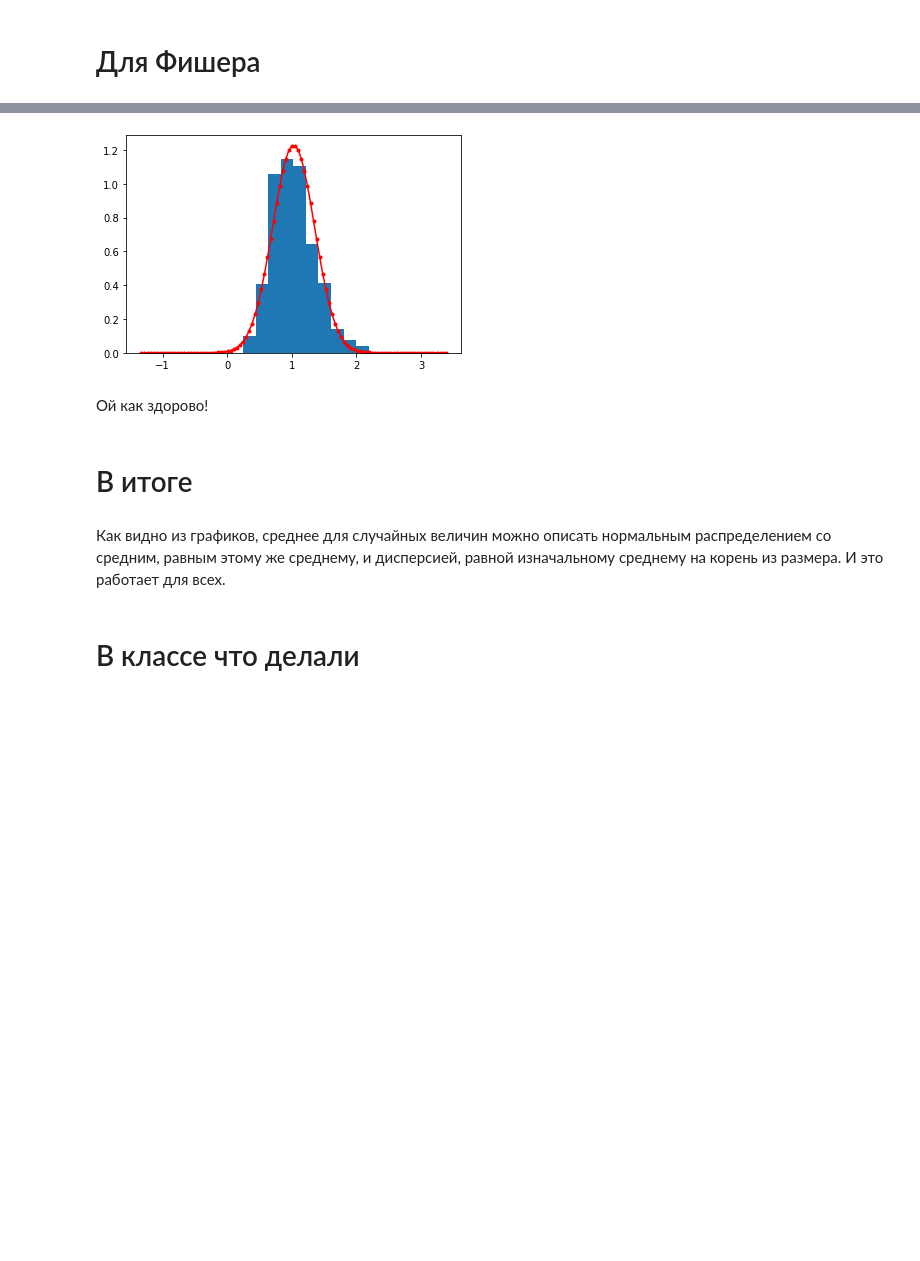
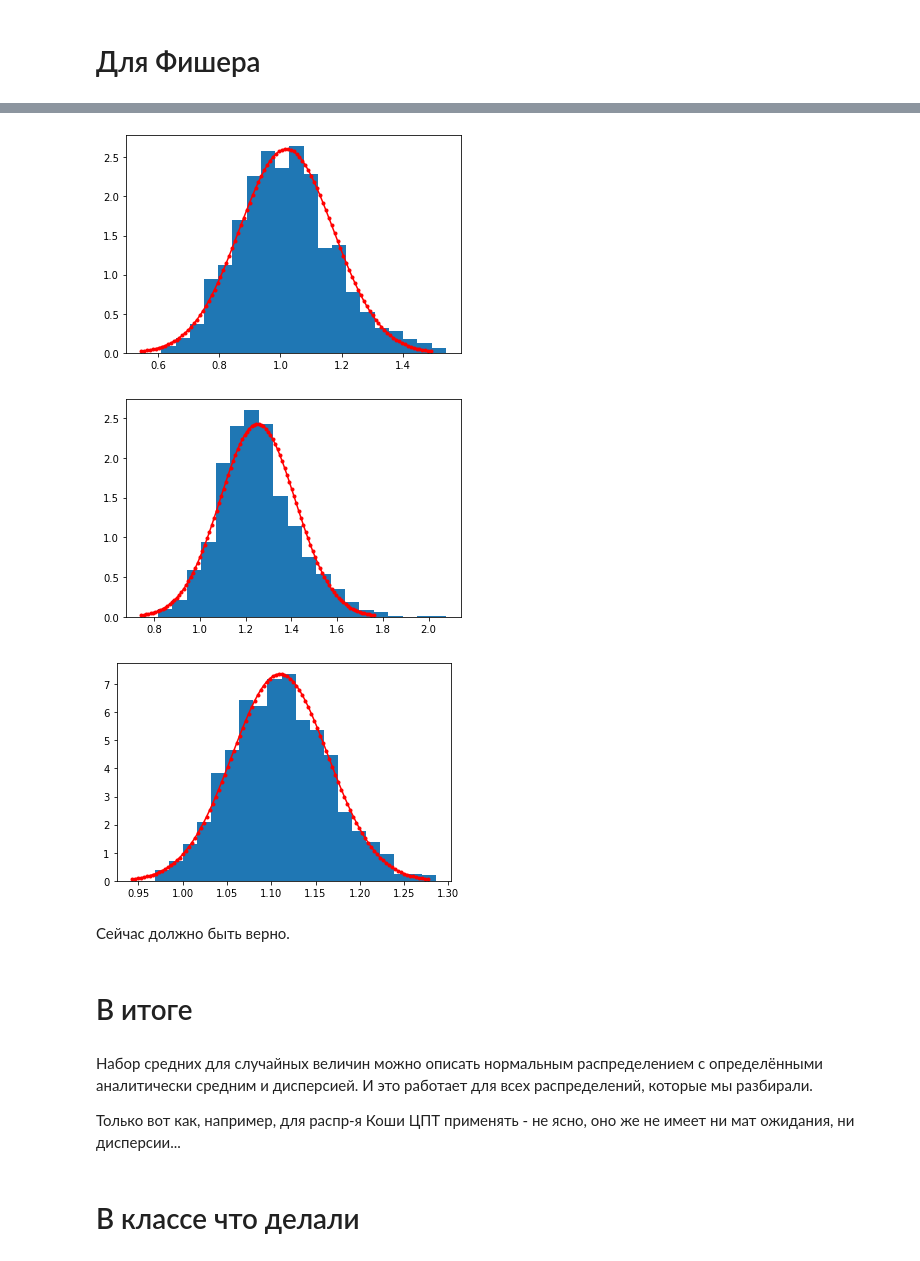
Before and after one commit to arina-pro/modern-data-analysis, a Jupyter notebook: Copy_of_28_02_classwork.ipynb, the cells around one changed output, grey strips where cells are left out. Cells and saved outputs as stored; diff of their text form; code cells hidden in the pictures; blank space fills up the shorter version.

```diff
--- a/Copy_of_28_02_classwork.ipynb
+++ b/Copy_of_28_02_classwork.ipynb
@@ -58,25 +60,32 @@ def check_f(dfn, dfd, size):
   sample_mean = np.zeros(1000)
   for i in range(1000):
     sample_mean[i] = np.mean(f.rvs(dfn, dfd, size=size))
-  #means = [np.mean(gamma.rvs(a)) for i in size]
-  plt.hist(sample_mean, density=True)#, range=(0.01, 0.99))
+  plt.hist(sample_mean, density=True, bins = 20)
   mean_a = np.mean(sample_mean)
-  #mean_std = np.std(sample_mean)
-  start = norm.ppf(0.01, loc=mean_a, scale=np.sqrt(mean_a))
-  end = norm.ppf(0.99, loc=mean_a, scale=np.sqrt(mean_a))
+  #start = norm.ppf(0.001, loc=mean_a, scale=mean_a/np.sqrt(size))
+  #end = norm.ppf(0.999, loc=mean_a, scale=mean_a/np.sqrt(size))
+  d = (2 * dfd**2 * (dfn + dfd - 2)) / (dfn * (dfd - 2)**2 * (dfd - 4))
+  start = norm.ppf(0.001, loc=mean_a, scale=np.sqrt(d / size))
+  end = norm.ppf(0.999, loc=mean_a, scale=np.sqrt(d / size))
   x = np.linspace(start, end, 100)
-  y = norm.pdf(x, loc=mean_a, scale=mean_a / np.sqrt(size))
+  y = norm.pdf(x, loc=mean_a, scale=np.sqrt(d / size))
   plt.plot(x, y, 'r', marker='.')
-# %%
-check_f(2, 100, 10)
-# %% [output]
-[figure, removed]
-# %% [markdown]
-Ой как здорово!
+# %%
+plt.subplots(); check_f(10, 100, 10)
+plt.subplots(); check_f(5, 10, 50)
+plt.subplots(); check_f(20, 20, 100)
+# %% [output]
+[figure, added]
+[figure, added]
+[figure, added]
+# %% [markdown]
+Сейчас должно быть верно.
 # %% [markdown]
 # В итоге
-# %% [markdown]
-Как видно из графиков, среднее для случайных величин можно описать нормальным распределением со средним, равным этому же среднему, и дисперсией, равной изначальному среднему на корень из размера. И это работает для всех.
+# %% [markdown]
+Набор средних для случайных величин можно описать нормальным распределением с определёнными аналитически средним и дисперсией. И это работает для всех распределений, которые мы разбирали.
+
+Только вот как, например, для распр-я Коши ЦПТ применять - не ясно, оно же не имеет ни мат ожидания, ни дисперсии...
 # %% [markdown]
 # В классе что делали
 # %%
```
Also changed, not shown: parts of 14 cells of this notebook.
